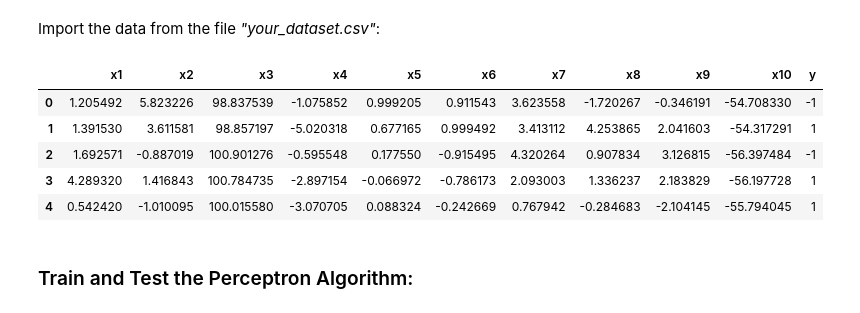
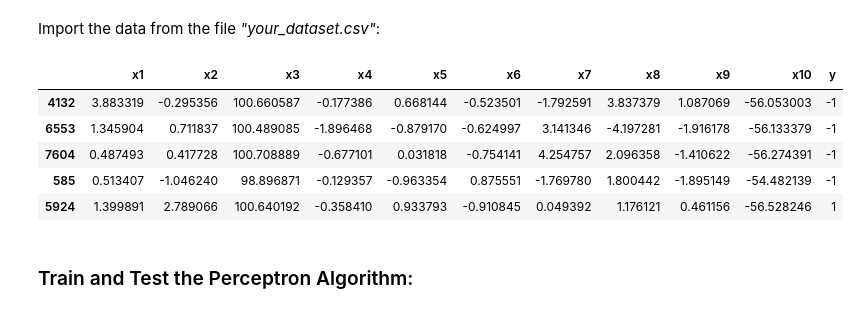
Before and after one commit to chiesastefano/KernelLinearClassificationML, a Jupyter notebook: Code/test.ipynb, the cells around one changed output. Drawn from its saved outputs; the diff is of its cells as text; code cells hidden in the pictures.

```diff
--- a/Code/test.ipynb
+++ b/Code/test.ipynb
@@ -10,14 +10,15 @@ Import the data from the file *"your_dataset.csv"*:
 # %%
 # Load the data
 data = pd.read_csv('../Data/your_dataset.csv')
+data = data.sample(n=1000, random_state=45)
 data.head()
 # %% [output]
 |  | x1 | x2 | x3 | x4 | x5 | x6 | x7 | x8 | x9 | x10 | y |
-| 0 | 1.205492 | 5.823226 | 98.837539 | -1.075852 | 0.999205 | 0.911543 | 3.623558 | -1.720267 | -0.346191 | -54.708330 | -1 |
-| 1 | 1.391530 | 3.611581 | 98.857197 | -5.020318 | 0.677165 | 0.999492 | 3.413112 | 4.253865 | 2.041603 | -54.317291 | 1 |
-| 2 | 1.692571 | -0.887019 | 100.901276 | -0.595548 | 0.177550 | -0.915495 | 4.320264 | 0.907834 | 3.126815 | -56.397484 | -1 |
-| 3 | 4.289320 | 1.416843 | 100.784735 | -2.897154 | -0.066972 | -0.786173 | 2.093003 | 1.336237 | 2.183829 | -56.197728 | 1 |
-| 4 | 0.542420 | -1.010095 | 100.015580 | -3.070705 | 0.088324 | -0.242669 | 0.767942 | -0.284683 | -2.104145 | -55.794045 | 1 |
+| 4132 | 3.883319 | -0.295356 | 100.660587 | -0.177386 | 0.668144 | -0.523501 | -1.792591 | 3.837379 | 1.087069 | -56.053003 | -1 |
+| 6553 | 1.345904 | 0.711837 | 100.489085 | -1.896468 | -0.879170 | -0.624997 | 3.141346 | -4.197281 | -1.916178 | -56.133379 | -1 |
+| 7604 | 0.487493 | 0.417728 | 100.708889 | -0.677101 | 0.031818 | -0.754141 | 4.254757 | 2.096358 | -1.410622 | -56.274391 | -1 |
+| 585 | 0.513407 | -1.046240 | 98.896871 | -0.129357 | -0.963354 | 0.875551 | -1.769780 | 1.800442 | -1.895149 | -54.482139 | -1 |
+| 5924 | 1.399891 | 2.789066 | 100.640192 | -0.358410 | 0.933793 | -0.910845 | 0.049392 | 1.176121 | 0.461156 | -56.528246 | 1 |
 # %% [markdown]
 ### Train and Test the Perceptron Algorithm:
 # %%
```
Also changed, not shown: parts of 17 cells of this notebook, 1 other file.
